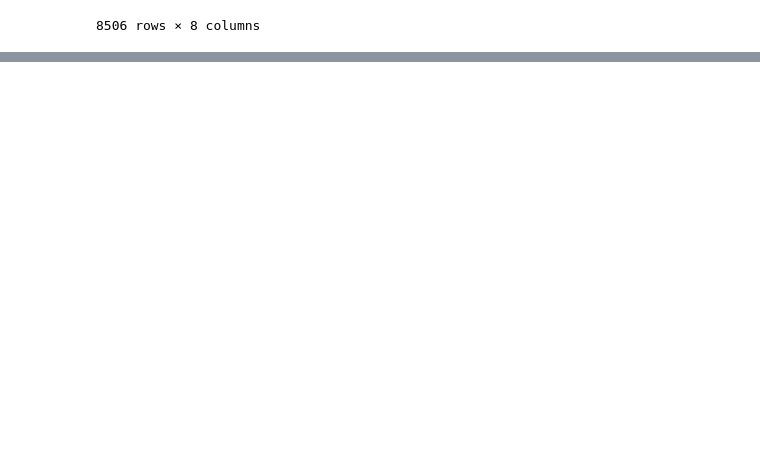
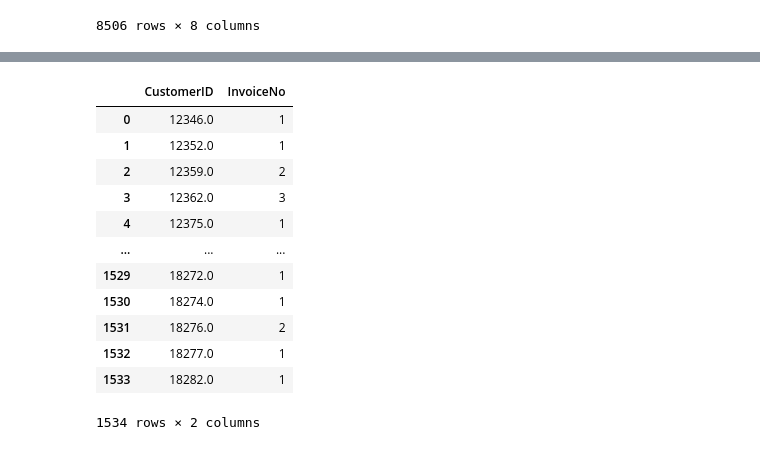
Before and after one commit to iamyunaseo/e-commerce-customer-behavior-analytics, a Jupyter notebook: e-commerce-customer-behavior-analytics.ipynb, the cells around one changed output, grey strips where cells are left out. Cells and saved outputs as stored; diff of their text form; code cells hidden in the pictures; blank space fills up the shorter version.

```diff
--- a/e-commerce-customer-behavior-analytics.ipynb
+++ b/e-commerce-customer-behavior-analytics.ipynb
@@ -567,0 +605,16 @@ df[df['InvoiceNo'].astype(str).str.startswith('C')]
+# %%
+df_canceled
+# %% [output]
+|  | CustomerID | InvoiceNo |
+| 0 | 12346.0 | 1 |
+| 1 | 12352.0 | 1 |
+| 2 | 12359.0 | 2 |
+| 3 | 12362.0 | 3 |
+| 4 | 12375.0 | 1 |
+| ... | ... | ... |
+| 1529 | 18272.0 | 1 |
+| 1530 | 18274.0 | 1 |
+| 1531 | 18276.0 | 2 |
+| 1532 | 18277.0 | 1 |
+| 1533 | 18282.0 | 1 |
+1534 rows × 2 columns
```
Also changed, not shown: parts of 6 cells of this notebook.
